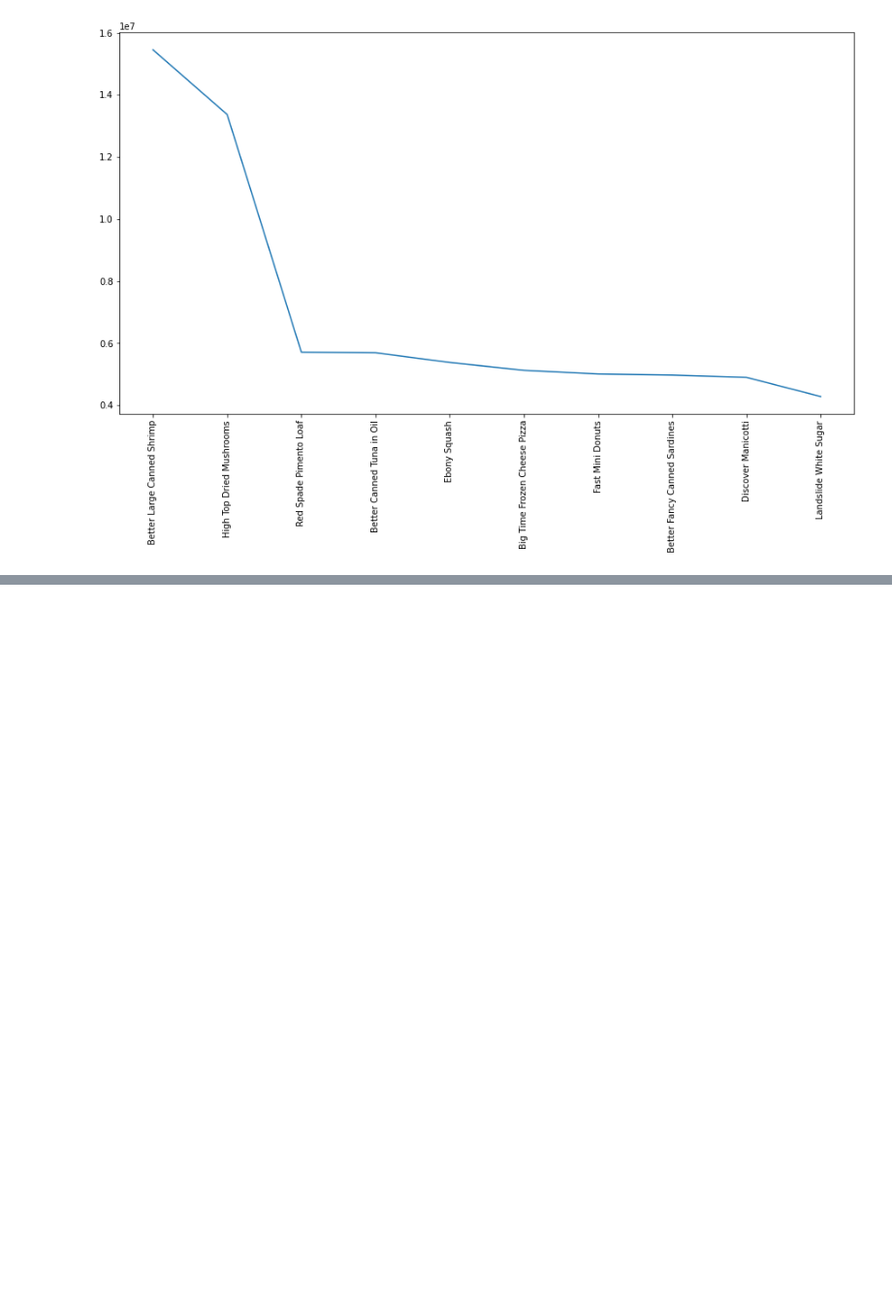
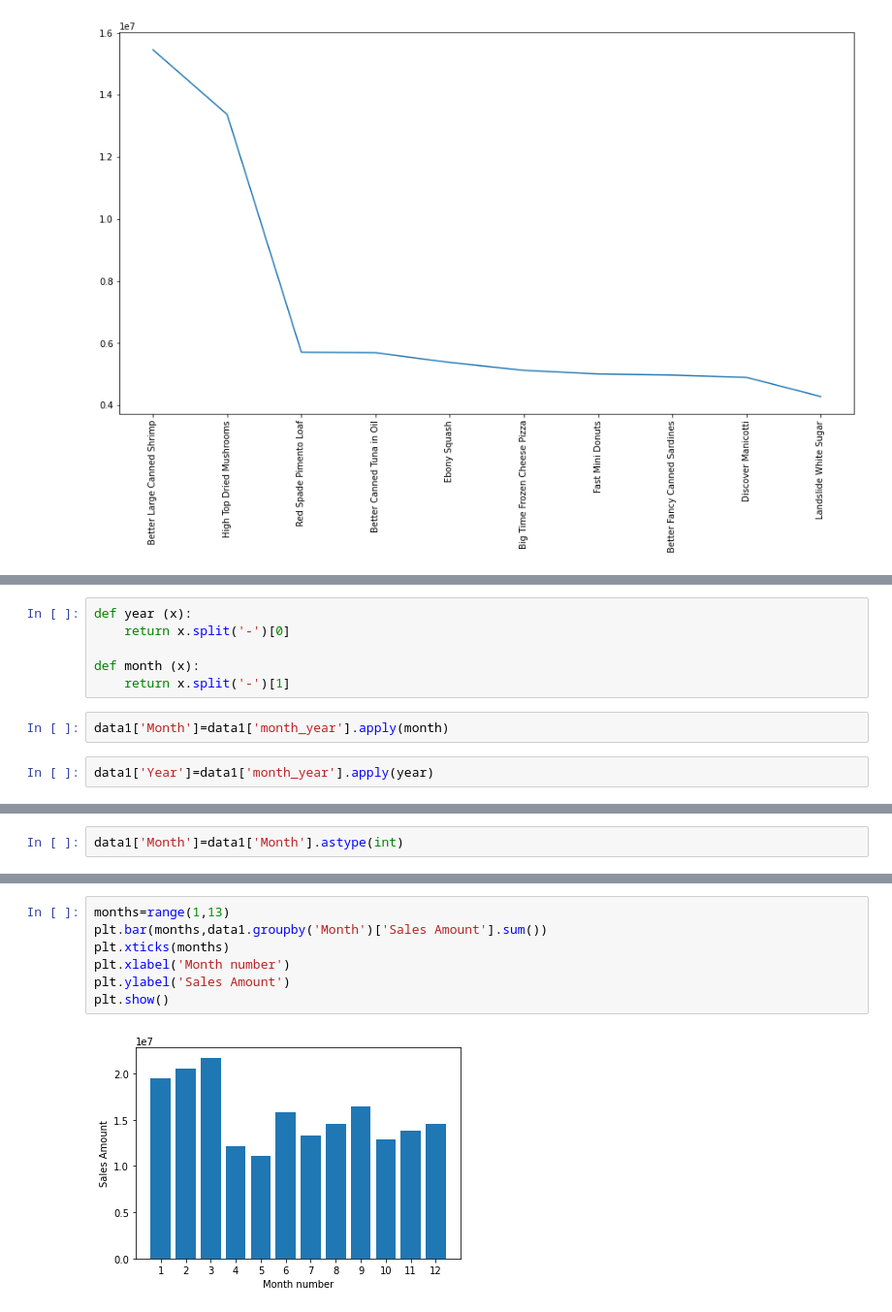
Before and after one commit to AmanKr97/Analyzing-Amazon-Sales-data, a Jupyter notebook: Analyzing Amazon Sales data.ipynb, the cells around one changed output, grey strips where cells are left out. Shown: that part at 97% size. Drawn from its saved outputs; the diff is of its cells as text; blank space fills up the shorter version.

```diff
--- a/Analyzing Amazon Sales data.ipynb
+++ b/Analyzing Amazon Sales data.ipynb
@@ -302,0 +352,10 @@ plt.show()
+# %%
+def year (x):
+    return x.split('-')[0]
+
+def month (x):
+    return x.split('-')[1]
+# %%
+data1['Month']=data1['month_year'].apply(month)
+# %%
+data1['Year']=data1['month_year'].apply(year)
@@ -302,0 +439,2 @@ plt.show()
+# %%
+data1['Month']=data1['Month'].astype(int)
@@ -302,0 +478,9 @@ plt.show()
+# %%
+months=range(1,13)
+plt.bar(months,data1.groupby('Month')['Sales Amount'].sum())
+plt.xticks(months)
+plt.xlabel('Month number')
+plt.ylabel('Sales Amount')
+plt.show()
+# %% [output]
+[figure, added]
```
Also changed, not shown: parts of 41 cells of this notebook.
